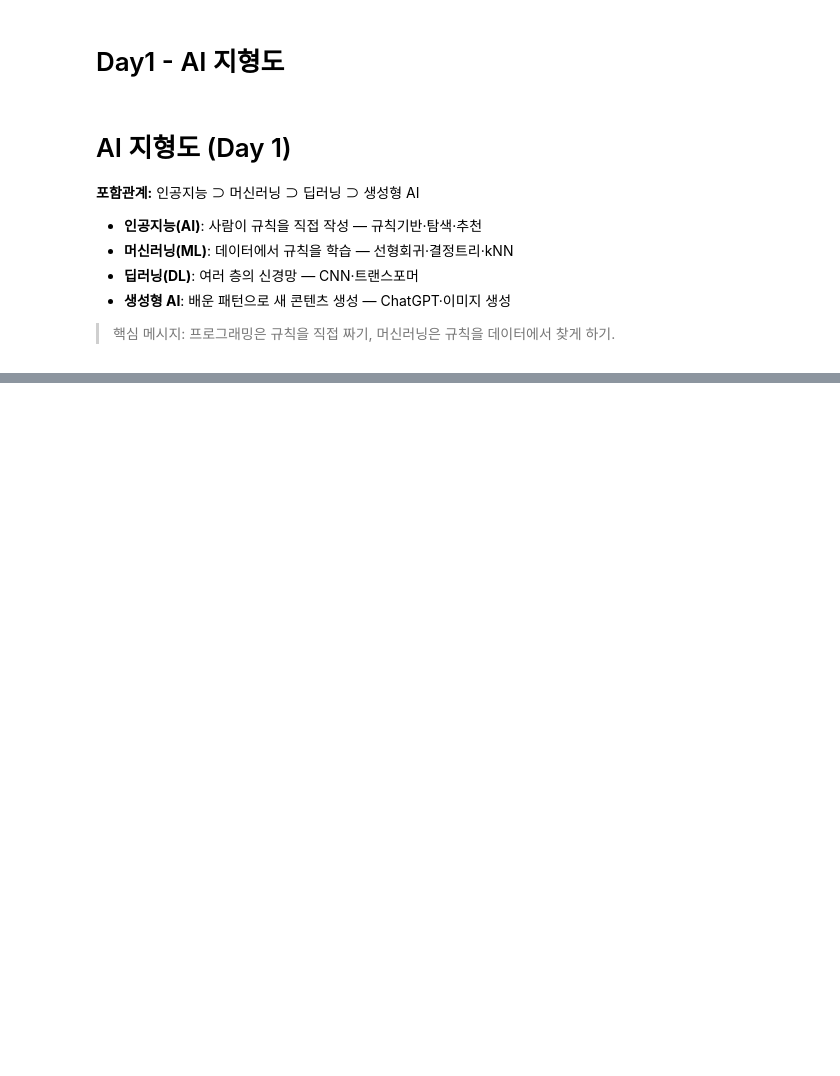
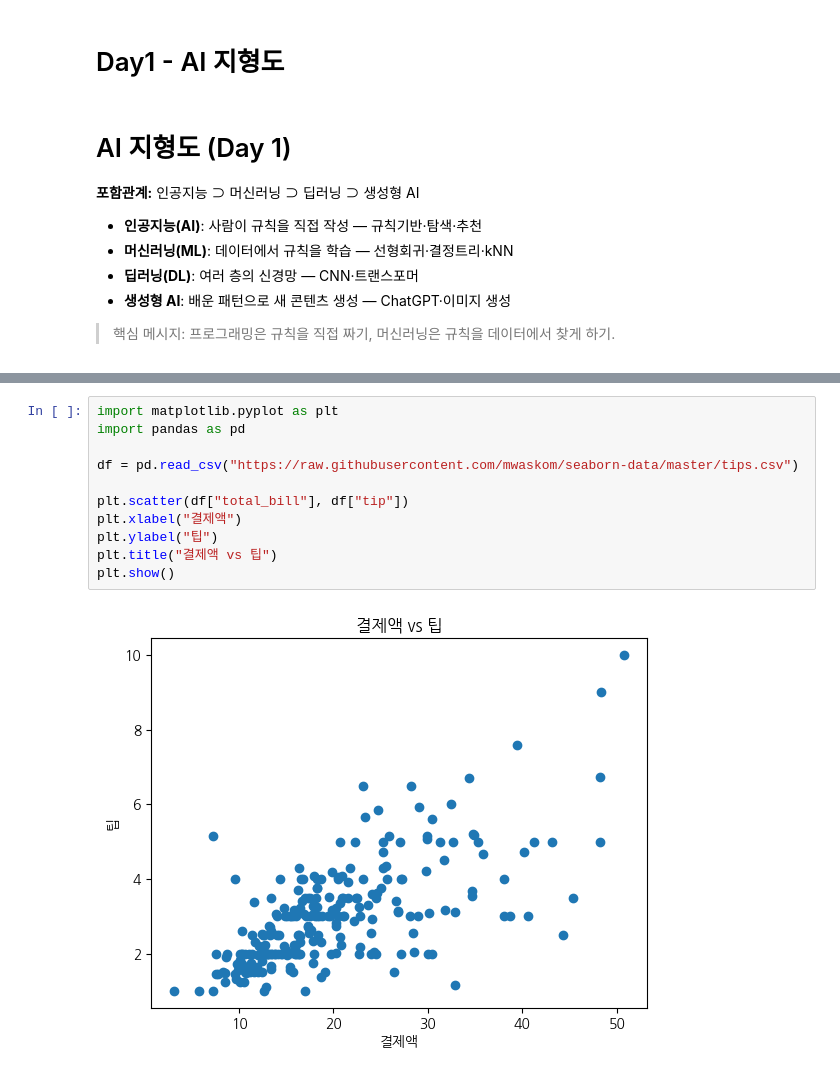
Before and after one commit to MystBlueAura/MystBlueAura.github.io, a Jupyter notebook: AI공부26여름.ipynb, the cells around one changed output, grey strips where cells are left out. Drawn from its saved outputs; the diff is of its cells as text; blank space fills up the shorter version.

```diff
--- a/AI공부26여름.ipynb
+++ b/AI공부26여름.ipynb
@@ -44,0 +304,13 @@ zstandard                                0.25.0
+# %%
+import matplotlib.pyplot as plt
+import pandas as pd
+
+df = pd.read_csv("https://raw.githubusercontent.com/mwaskom/seaborn-data/master/tips.csv")
+
+plt.scatter(df["total_bill"], df["tip"])
+plt.xlabel("결제액")
+plt.ylabel("팁")
+plt.title("결제액 vs 팁")
+plt.show()
+# %% [output]
+[figure, added]
```
Also changed, not shown: parts of 25 cells of this notebook.
